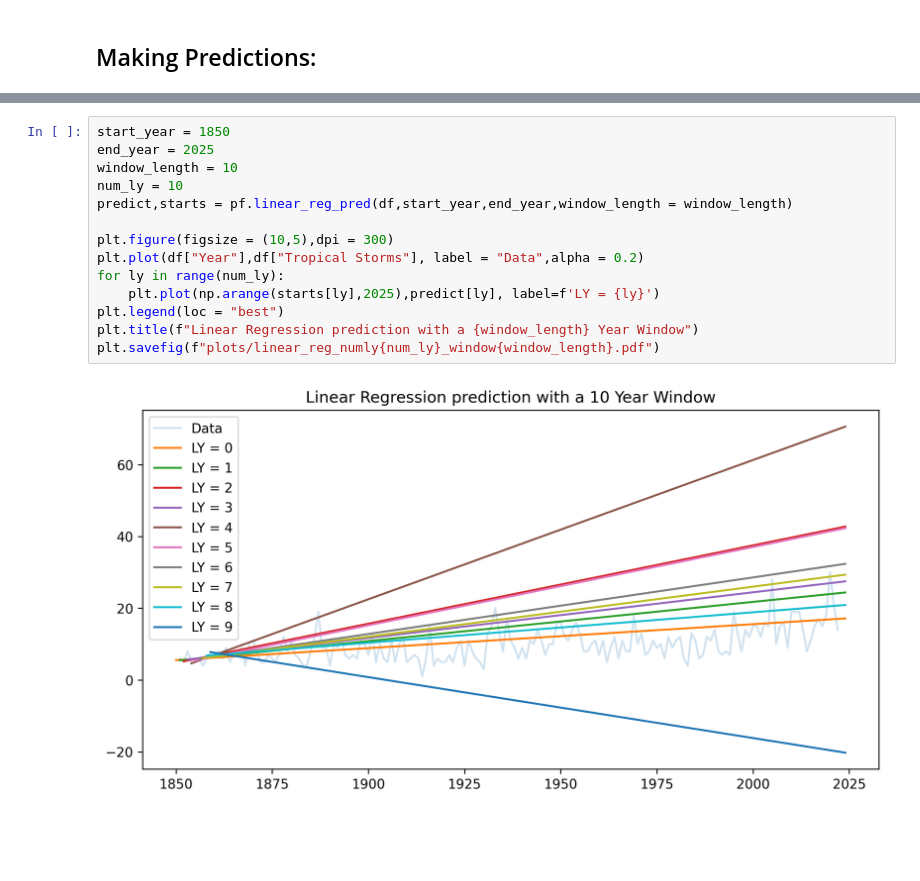
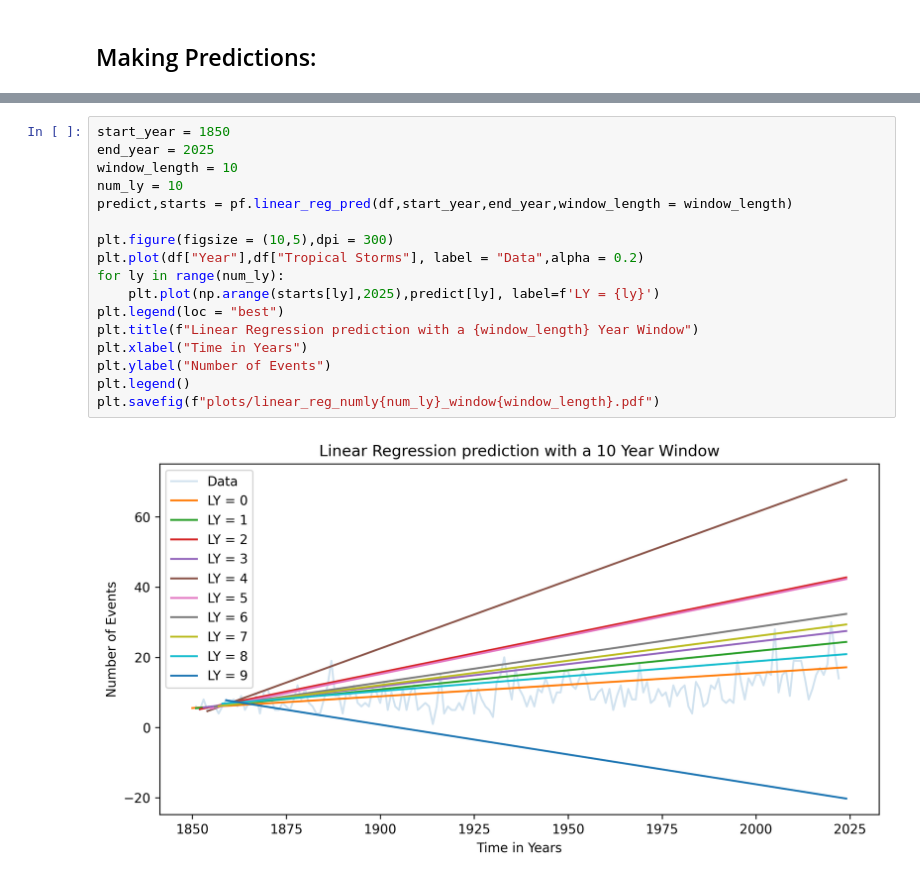
Before and after one commit to komrozik/Predictions_and_Predictability, a Jupyter notebook: test_programming.ipynb, the cells around one changed output, grey strips where cells are left out. Saved outputs shown, nothing was run; the diff lists cells and outputs as text; blank space fills up the shorter version.

```diff
--- a/test_programming.ipynb
+++ b/test_programming.ipynb
@@ -91,19 +127,22 @@ plt.savefig(f"plots/climatology_numly{num_ly}_window{window_length}.pdf")
 # %%
 start_year = 1850
 end_year = 2025
 window_length = 10
 num_ly = 10
 predict,starts = pf.linear_reg_pred(df,start_year,end_year,window_length = window_length)
 
 plt.figure(figsize = (10,5),dpi = 300)
 plt.plot(df["Year"],df["Tropical Storms"], label = "Data",alpha = 0.2)
 for ly in range(num_ly):
     plt.plot(np.arange(starts[ly],2025),predict[ly], label=f'LY = {ly}')
 plt.legend(loc = "best")
 plt.title(f"Linear Regression prediction with a {window_length} Year Window")
+plt.xlabel("Time in Years")
+plt.ylabel("Number of Events")
+plt.legend()
 plt.savefig(f"plots/linear_reg_numly{num_ly}_window{window_length}.pdf")
 # %% [output]
-[figure, old version]
+[figure, new version]
 # %%
 start_year = 1860
 end_year = 2025
```
Also changed, not shown: parts of 9 cells of this notebook, 1 other file.
